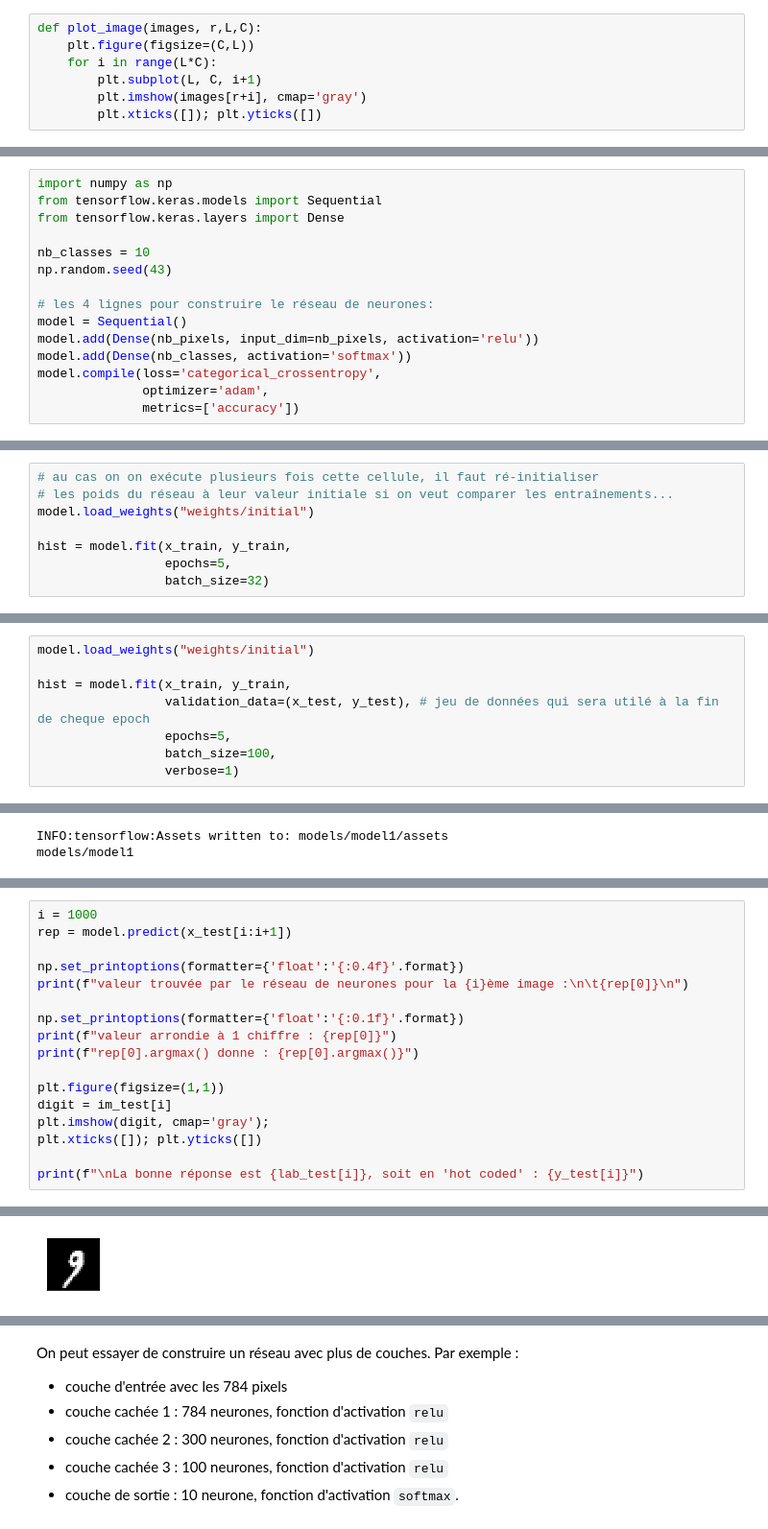
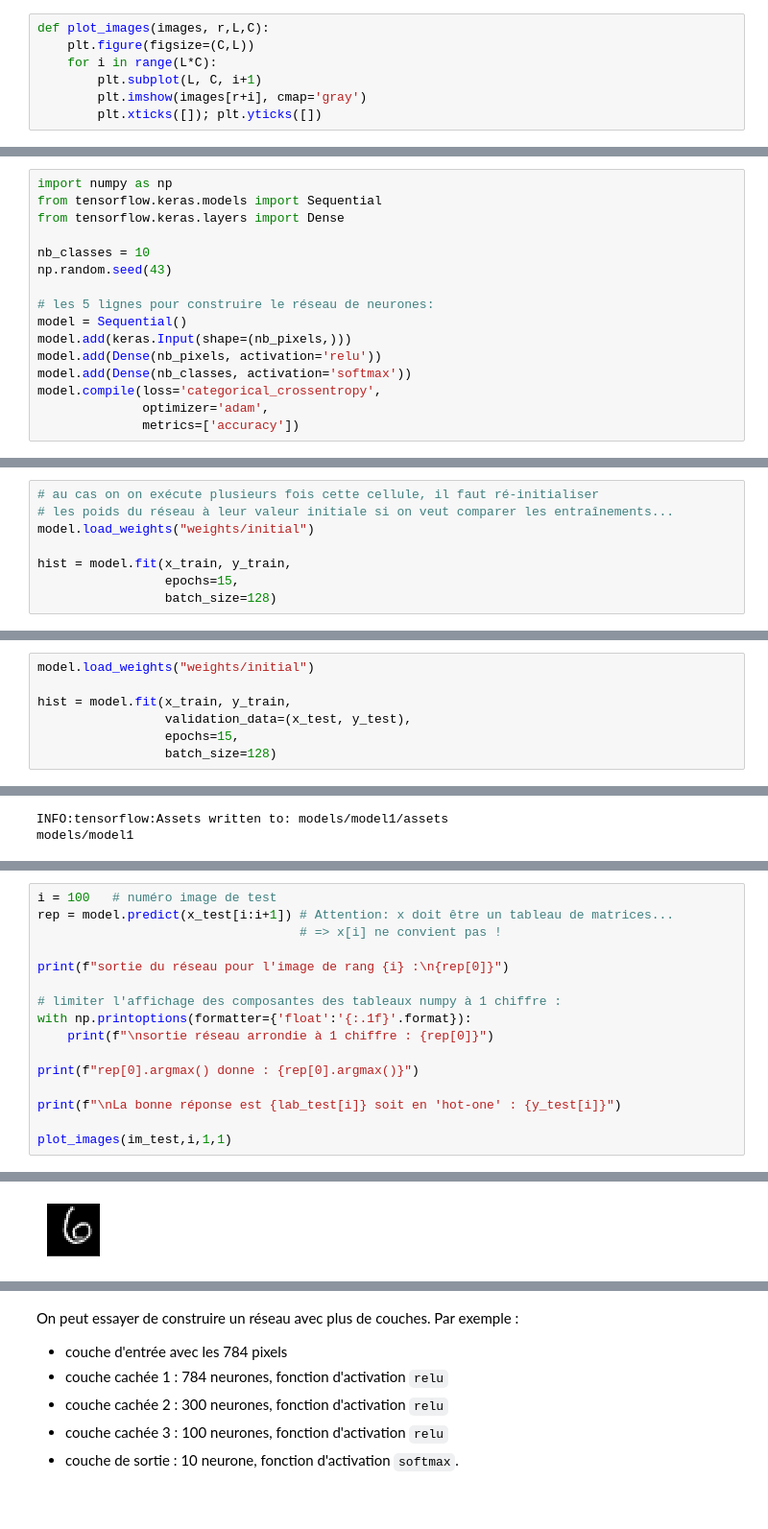
Before and after one commit to cjlux/mnist_tf2, a Jupyter notebook: TP1_MNIST_dense.ipynb, the cells around one changed output, grey strips where cells are left out. Shown at 96% size. Cells and saved outputs as stored; diff of their text form.

```diff
--- a/TP1_MNIST_dense.ipynb
+++ b/TP1_MNIST_dense.ipynb
@@ -180,6 +207,6 @@ True
 *Indications* : utiliser `plt.subplot(L,C,n)` pour positionner la nième image dans la grille des L x C images.
 # %%
-def plot_image(images, r,L,C):
+def plot_images(images, r,L,C):
     plt.figure(figsize=(C,L))
     for i in range(L*C):
         plt.subplot(L, C, i+1)
@@ -334,9 +323,10 @@ from tensorflow.keras.layers import Dense
 nb_classes = 10
 np.random.seed(43)
 
-# les 4 lignes pour construire le réseau de neurones:
+# les 5 lignes pour construire le réseau de neurones:
 model = Sequential()
-model.add(Dense(nb_pixels, input_dim=nb_pixels, activation='relu'))
+model.add(keras.Input(shape=(nb_pixels,)))
+model.add(Dense(nb_pixels, activation='relu'))
 model.add(Dense(nb_classes, activation='softmax'))
 model.compile(loss='categorical_crossentropy',
               optimizer='adam',
@@ -407,6 +400,6 @@ la valeur de `batch_size` (par défaut est 32) est un paramètre qui influe beau
 model.load_weights("weights/initial")
 
 hist = model.fit(x_train, y_train,
-                 epochs=5,
-                 batch_size=32)
+                 epochs=15,
+                 batch_size=128)
 # %% [output]
@@ -463,8 +479,7 @@ Il suffit de passer l'agument nommé `validation_data` à la méthode `fit`, en
 model.load_weights("weights/initial")
 
 hist = model.fit(x_train, y_train,
-                 validation_data=(x_test, y_test), # jeu de données qui sera utilé à la fin de cheque epoch
-                 epochs=5,
-                 batch_size=100,
-                 verbose=1)
+                 validation_data=(x_test, y_test),
+                 epochs=15,
+                 batch_size=128)
 # %% [output]
@@ -538,18 +561,17 @@ Exemple de prédition pour une image test numéro i dans le jeu d'images de test
 # %%
-i = 1000
-rep = model.predict(x_test[i:i+1])
+i = 100   # numéro image de test
+rep = model.predict(x_test[i:i+1]) # Attention: x doit être un tableau de matrices...
+                                   # => x[i] ne convient pas !
 
-np.set_printoptions(formatter={'float':'{:0.4f}'.format})
-print(f"valeur trouvée par le réseau de neurones pour la {i}ème image :\n\t{rep[0]}\n")
+print(f"sortie du réseau pour l'image de rang {i} :\n{rep[0]}")
 
-np.set_printoptions(formatter={'float':'{:0.1f}'.format})
-print(f"valeur arrondie à 1 chiffre : {rep[0]}")
+# limiter l'affichage des composantes des tableaux numpy à 1 chiffre :
+with np.printoptions(formatter={'float':'{:.1f}'.format}):
+    print(f"\nsortie réseau arrondie à 1 chiffre : {rep[0]}")
+
 print(f"rep[0].argmax() donne : {rep[0].argmax()}")
 
-plt.figure(figsize=(1,1))
-digit = im_test[i]
-plt.imshow(digit, cmap='gray');
-plt.xticks([]); plt.yticks([])
+print(f"\nLa bonne réponse est {lab_test[i]} soit en 'hot-one' : {y_test[i]}")
 
-print(f"\nLa bonne réponse est {lab_test[i]}, soit en 'hot coded' : {y_test[i]}")
+plot_images(im_test,i,1,1)
 # %% [output]
@@ -563 +586 @@ La bonne réponse est 9, soit en 'hot coded' : [0.0 0.0 0.0 0.0 0.0 0.0 0.0 0.0
-[figure, old version]
+[figure, new version]
```
Also changed, not shown: parts of 119 cells of this notebook, 16 other files.
